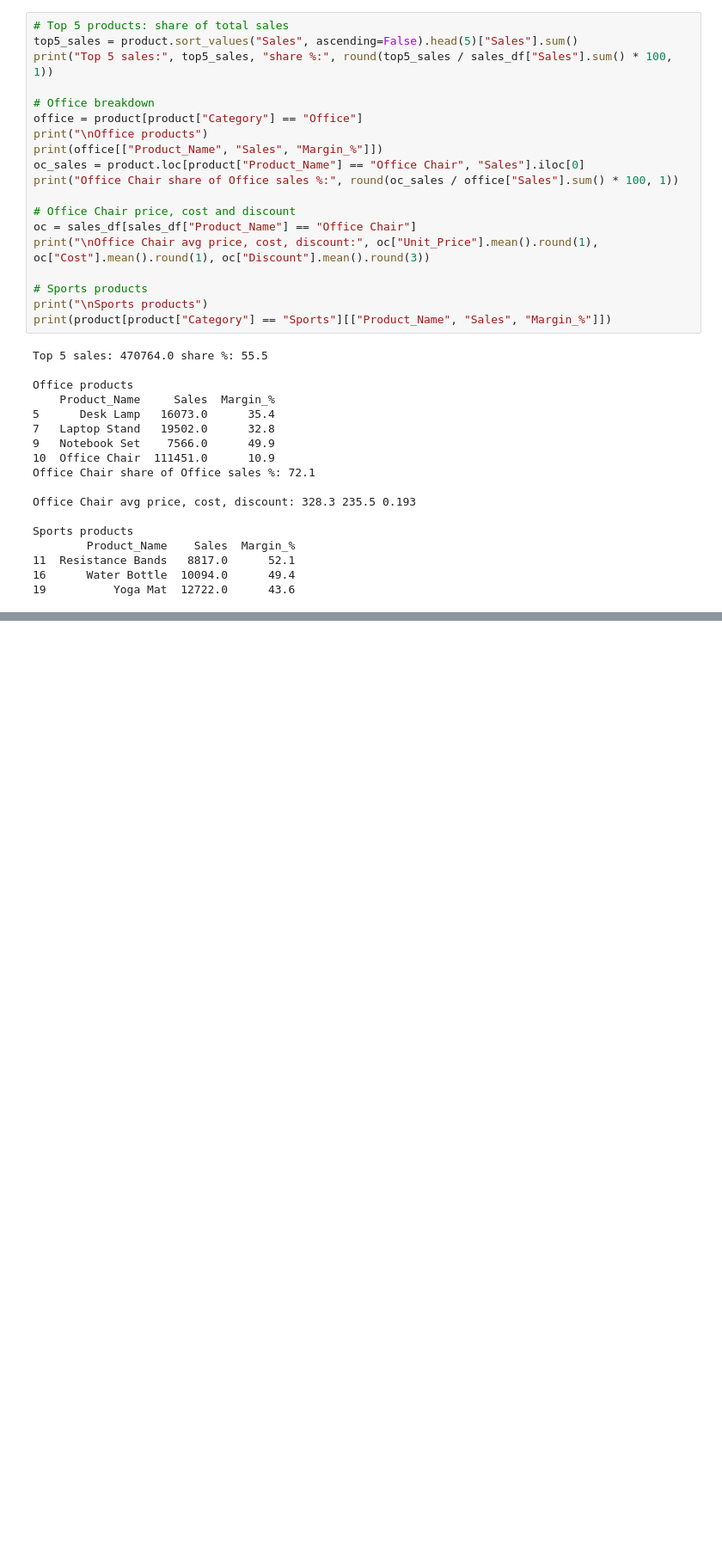
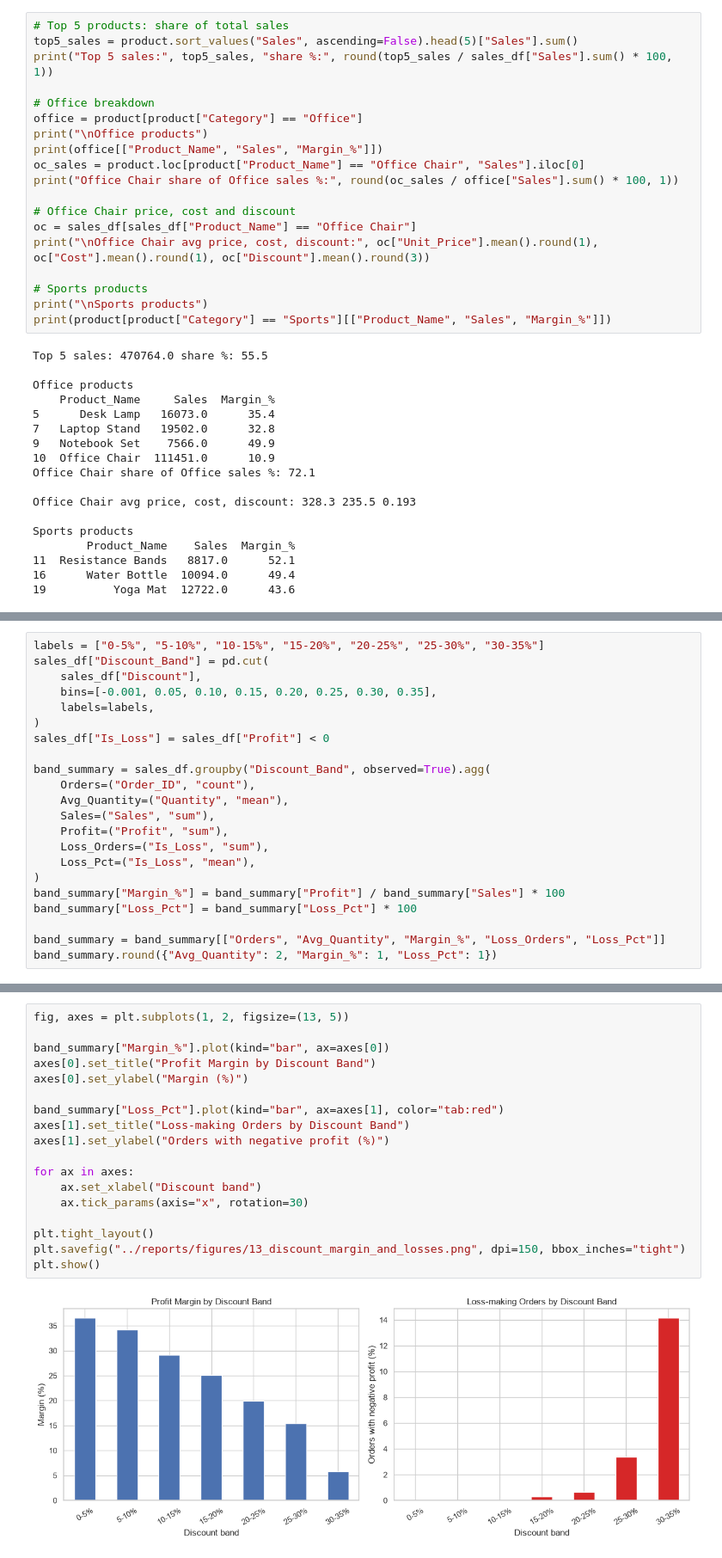
Before and after one commit to ariful3551/Ecommerce-Orders-Analysis, a Jupyter notebook: notebooks/04_business_questions.ipynb, the cells around one changed output, grey strips where cells are left out. Shown at 86% size. Saved outputs shown, nothing was run; the diff lists cells and outputs as text; blank space fills up the shorter version.

Commit message:
Add business question 3 (discounts)

```diff
--- a/notebooks/04_business_questions.ipynb
+++ b/notebooks/04_business_questions.ipynb
@@ -179,0 +185,22 @@ Sports products
+# %%
+labels = ["0-5%", "5-10%", "10-15%", "15-20%", "20-25%", "25-30%", "30-35%"]
+sales_df["Discount_Band"] = pd.cut(
+    sales_df["Discount"],
+    bins=[-0.001, 0.05, 0.10, 0.15, 0.20, 0.25, 0.30, 0.35],
+    labels=labels,
+)
+sales_df["Is_Loss"] = sales_df["Profit"] < 0
+
+band_summary = sales_df.groupby("Discount_Band", observed=True).agg(
+    Orders=("Order_ID", "count"),
+    Avg_Quantity=("Quantity", "mean"),
+    Sales=("Sales", "sum"),
+    Profit=("Profit", "sum"),
+    Loss_Orders=("Is_Loss", "sum"),
+    Loss_Pct=("Is_Loss", "mean"),
+)
+band_summary["Margin_%"] = band_summary["Profit"] / band_summary["Sales"] * 100
+band_summary["Loss_Pct"] = band_summary["Loss_Pct"] * 100
+
+band_summary = band_summary[["Orders", "Avg_Quantity", "Margin_%", "Loss_Orders", "Loss_Pct"]]
+band_summary.round({"Avg_Quantity": 2, "Margin_%": 1, "Loss_Pct": 1})
@@ -179,0 +235,20 @@ Sports products
+# %%
+fig, axes = plt.subplots(1, 2, figsize=(13, 5))
+
+band_summary["Margin_%"].plot(kind="bar", ax=axes[0])
+axes[0].set_title("Profit Margin by Discount Band")
+axes[0].set_ylabel("Margin (%)")
+
+band_summary["Loss_Pct"].plot(kind="bar", ax=axes[1], color="tab:red")
+axes[1].set_title("Loss-making Orders by Discount Band")
+axes[1].set_ylabel("Orders with negative profit (%)")
+
+for ax in axes:
+    ax.set_xlabel("Discount band")
+    ax.tick_params(axis="x", rotation=30)
+
+plt.tight_layout()
+plt.savefig("../reports/figures/13_discount_margin_and_losses.png", dpi=150, bbox_inches="tight")
+plt.show()
+# %% [output]
+[figure, added]
```
Also changed, not shown: parts of 8 cells of this notebook.
